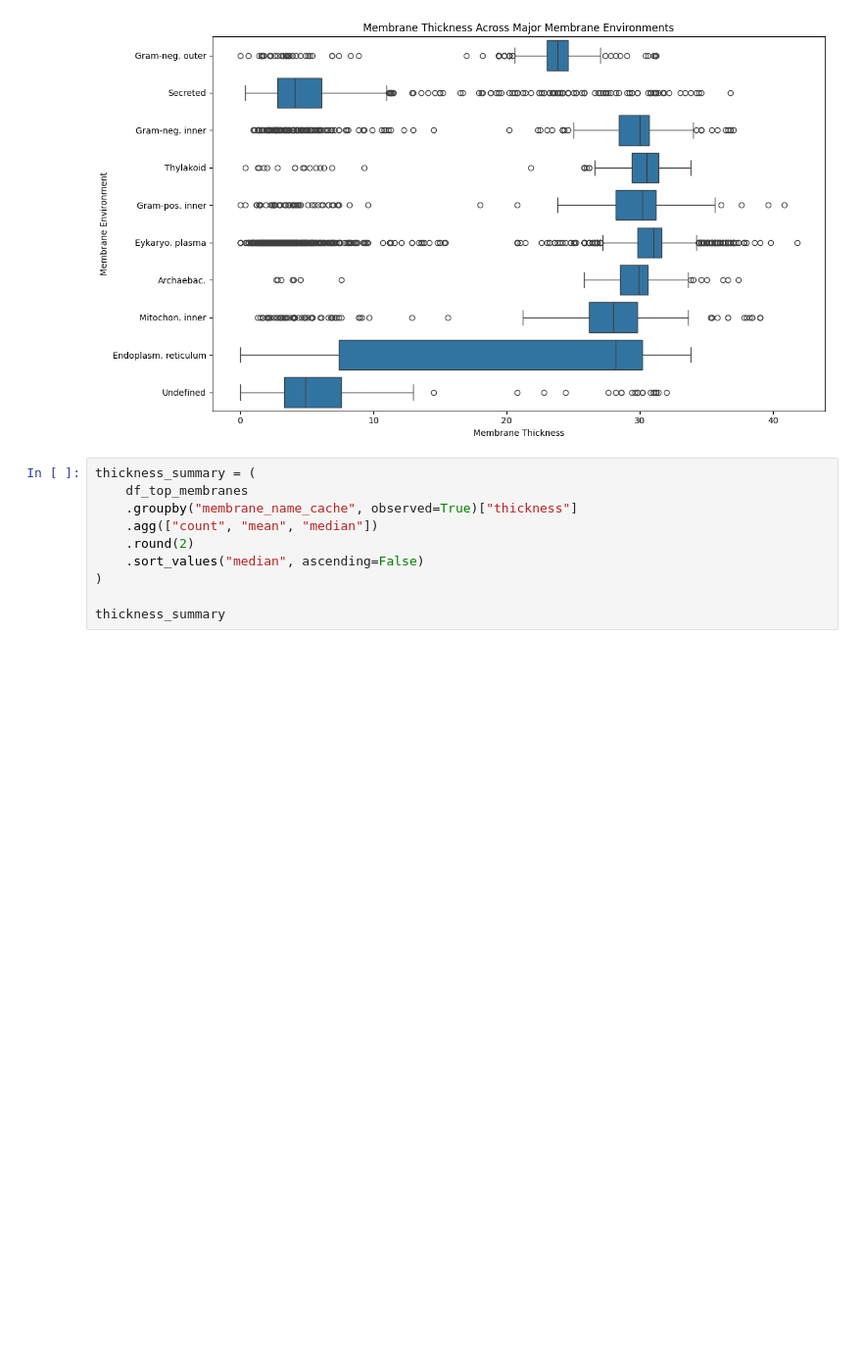
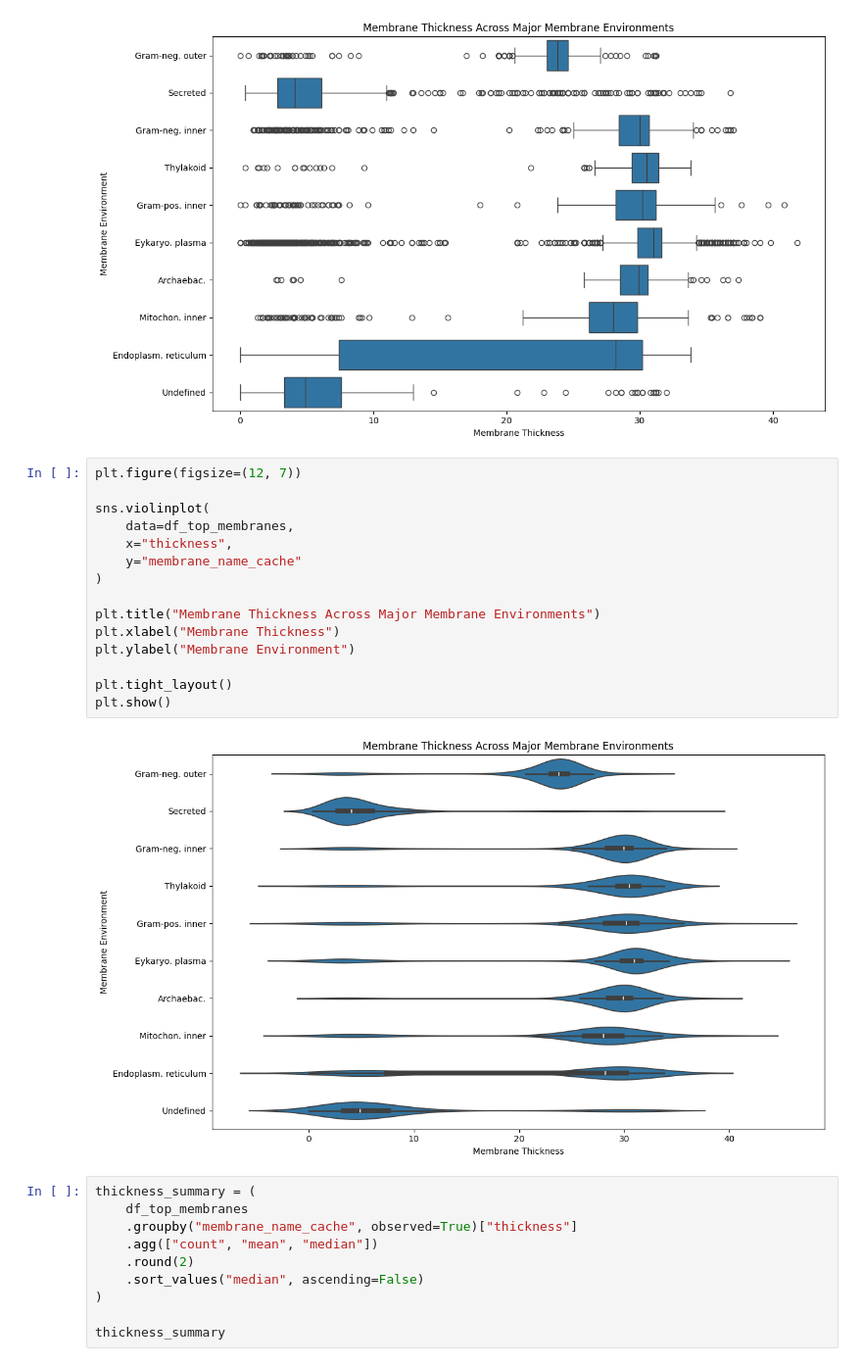
Before and after one commit to trasneaiulian/membrane-protein-data-analysis, a Jupyter notebook: jupyter_notebooks/02_data_analysis.ipynb, the cells around one changed output. Shown at 98% size. Cells and saved outputs as stored; diff of their text form; blank space fills up the shorter version.

```diff
--- a/jupyter_notebooks/02_data_analysis.ipynb
+++ b/jupyter_notebooks/02_data_analysis.ipynb
@@ -328,6 +328,23 @@ plt.tight_layout()
 plt.show()
 # %% [output]
 [figure]
+# %%
+plt.figure(figsize=(12, 7))
+
+sns.violinplot(
+    data=df_top_membranes,
+    x="thickness",
+    y="membrane_name_cache"
+)
+
+plt.title("Membrane Thickness Across Major Membrane Environments")
+plt.xlabel("Membrane Thickness")
+plt.ylabel("Membrane Environment")
+
+plt.tight_layout()
+plt.show()
+# %% [output]
+[figure, added]
 # %%
 thickness_summary = (
     df_top_membranes
```
Also changed, not shown: parts of 5 cells of this notebook.
